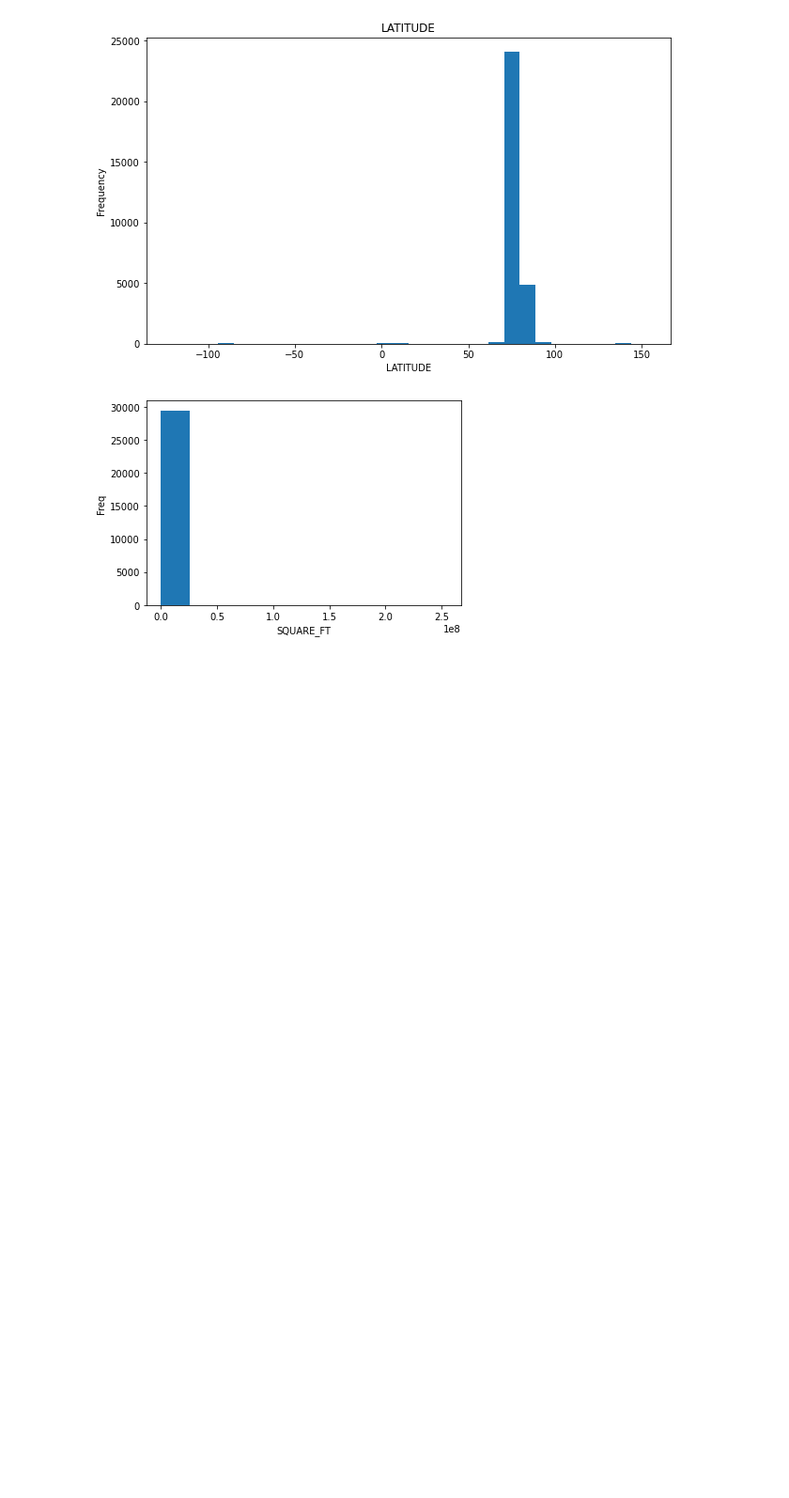
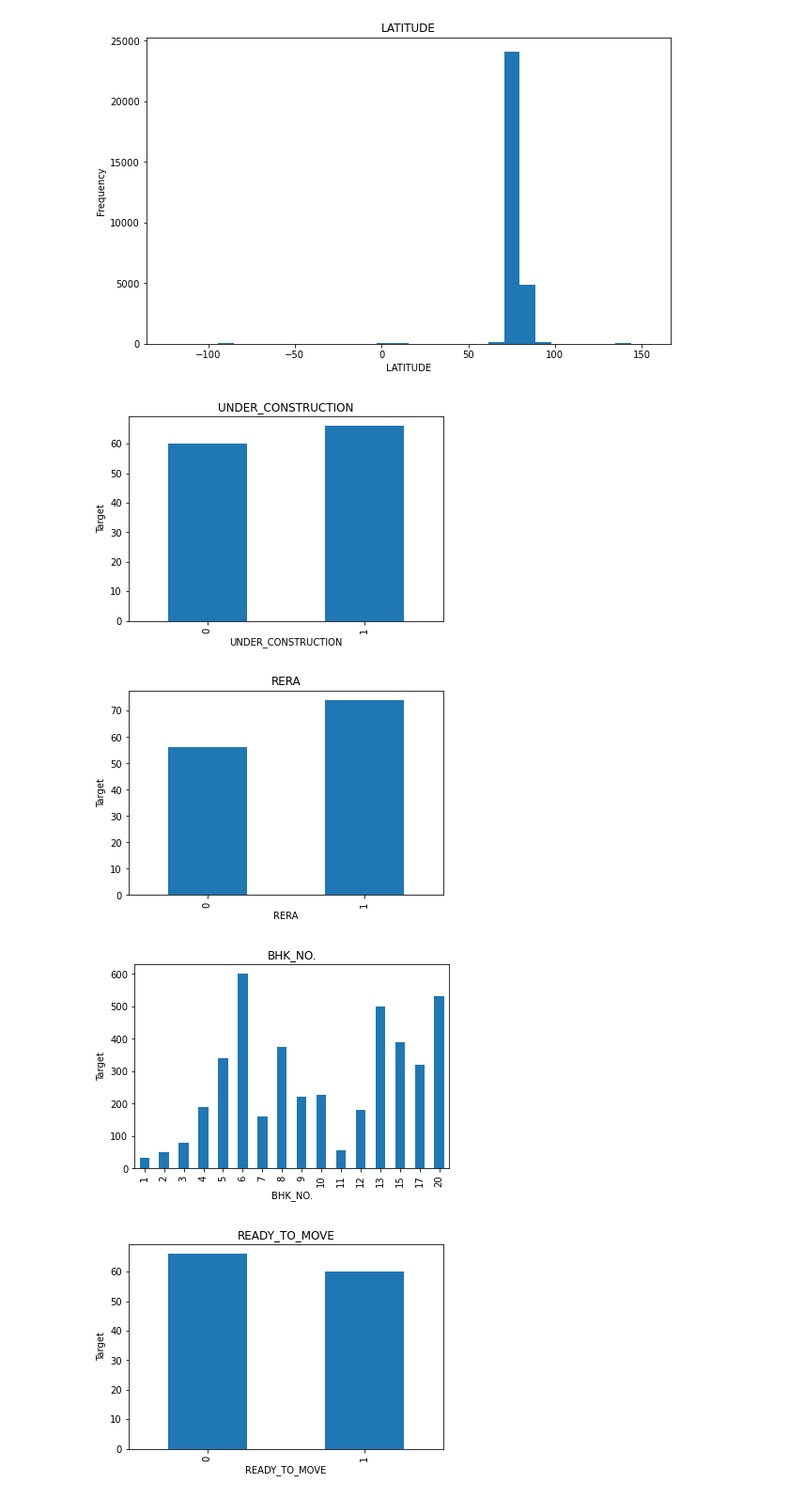
Before and after one commit to Tanishq-19/House_Price_prediction_india, a Jupyter notebook: House-Price-Prediction-India.ipynb, the cells around one changed output. Shown at 94% size. Drawn from its saved outputs; the diff is of its cells as text; code cells hidden in the pictures; blank space fills up the shorter version.

```diff
--- a/House-Price-Prediction-India.ipynb
+++ b/House-Price-Prediction-India.ipynb
@@ -83,9 +95,19 @@ for feature in continuous_num_features:
 [figure]
 [figure]
 [figure]
-# %%
-df["SQUARE_FT"].plot.hist(bins=10)
-plt.xlabel("SQUARE_FT")
-plt.ylabel("Freq");
-# %% [output]
-[figure, removed]
+# %%
+# Plotting bar plot of discreate numerical feature
+discreate_num_features = [feature for feature in numerical_features if feature not in continuous_num_features]
+
+for feature in discreate_num_features:
+    data = df_temp.copy()
+    plt.figure(figsize=(6,4))
+    data.groupby(feature)["TARGET(PRICE_IN_LACS)"].median().plot.bar()
+    plt.xlabel(feature)
+    plt.ylabel("Target")
+    plt.title(feature)
+# %% [output]
+[figure, added]
+[figure, added]
+[figure, added]
+[figure, added]
```
Also changed, not shown: parts of 8 cells of this notebook.
